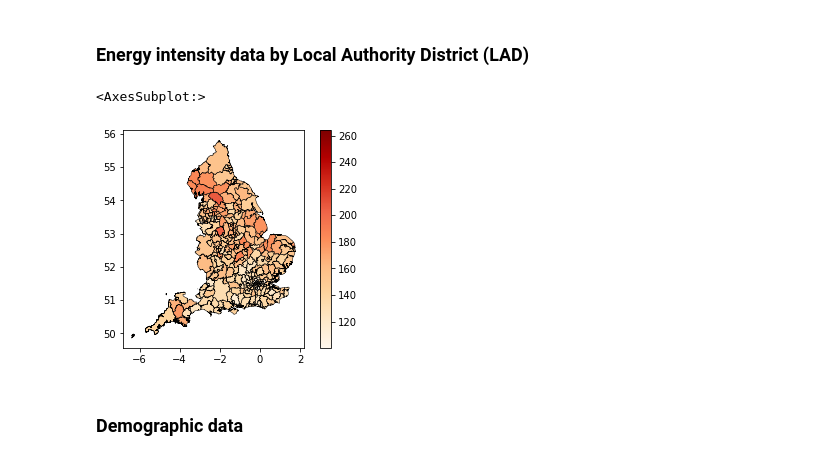
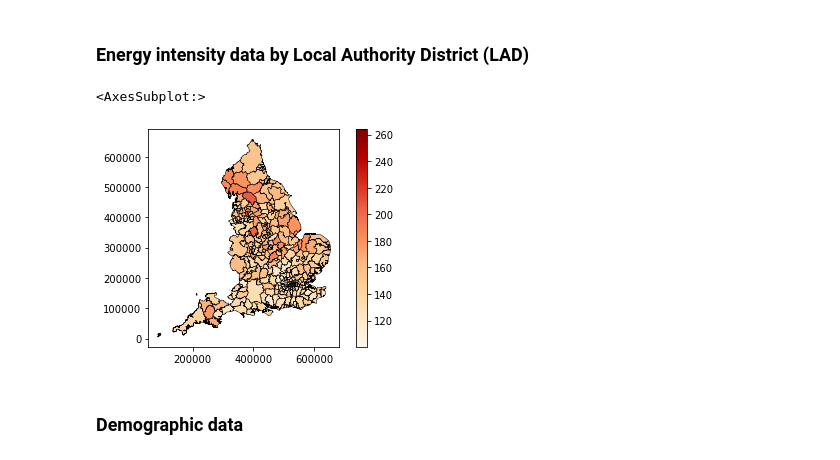
Before and after one commit to anetobradley/energy_flex, a Jupyter notebook: 02-EnergyModel/Energy_Intensity_Analysis/energy_intensity_analysis.ipynb, the cells around one changed output. Cells and saved outputs as stored; diff of their text form; code cells hidden in the pictures.

```diff
--- a/02-EnergyModel/Energy_Intensity_Analysis/energy_intensity_analysis.ipynb
+++ b/02-EnergyModel/Energy_Intensity_Analysis/energy_intensity_analysis.ipynb
@@ -13,31 +21,34 @@ import geopandas as gpd
 # %%
 # Read data and make the index the LAD code (allows much easier joining to other data on LAD code)
 energy_intensity = gpd.read_file(
     os.path.join("..", "01_Base_Posterior_Sampling/", "Sample_outputs", "energy_intensity_by_lad_since_2000.geojson")).set_index("local_authority", drop=True)
 
 # Drop LSOAs that don't have energy intensity data.
 # Note that columns are currently strings, so need to find values with string 'NA',
 # not a proper np.nan value.
 energy_intensity = energy_intensity.loc[energy_intensity['energy_intensity_mean']!='NA']
 
 # For some reason need to set the numeric columns to be floats
 for col in ['energy_intensity_1stQ', 'energy_intensity_mean',
        'energy_intensity_median', 'energy_intensity_3rdQ',
        'energy_intensity_sd', 'energy_intensity_national_mean',
        'mean_annual_income', 'top_rated_wall_insulation', 'secondary_heating',
        'social_rental', 'private_rental', 'standard_energy_tariff',
        'imd_mean_score',
        'imd_proportion_of_lsoas_in_most_deprived_decile_nationally']:
     # If there are NAs these need to be converted to a proper NA, not a string "NA",
     # otherwise astype() fails
     if (energy_intensity[col]=="NA").any():
         energy_intensity.loc[energy_intensity[col]=="NA", col] = np.nan
     energy_intensity[col] = energy_intensity[col].astype(float)
 
+# Make it British National Grid
+energy_intensity = energy_intensity.to_crs("EPSG:27700")
+
 energy_intensity.plot(column="energy_intensity_mean", cmap='OrRd', edgecolor='k', linewidth=0.5, legend=True)
 # %% [output]
 <AxesSubplot:>
-[figure, old version]
+[figure, new version]
 # %% [markdown]
 ### Demographic data
 # %% [markdown]
```
Also changed, not shown: parts of 24 cells of this notebook, 6 other files.
